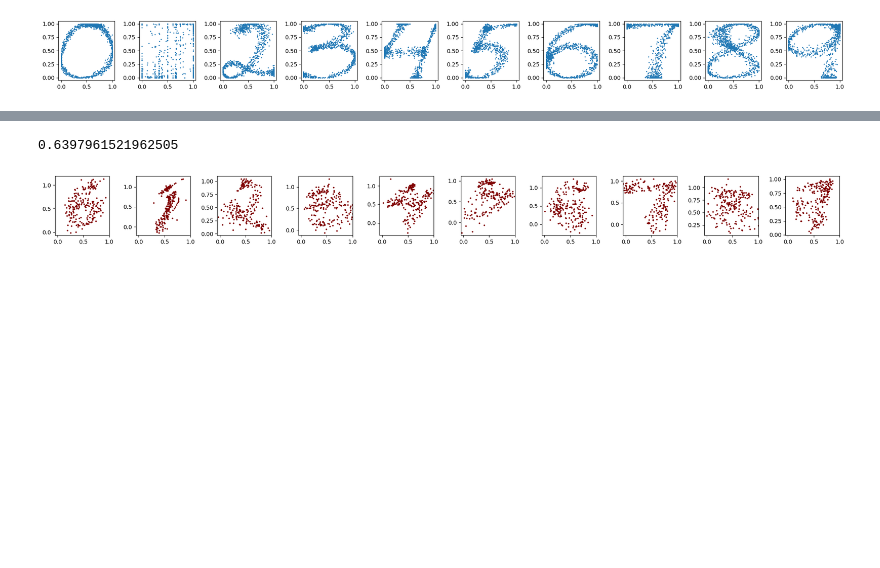
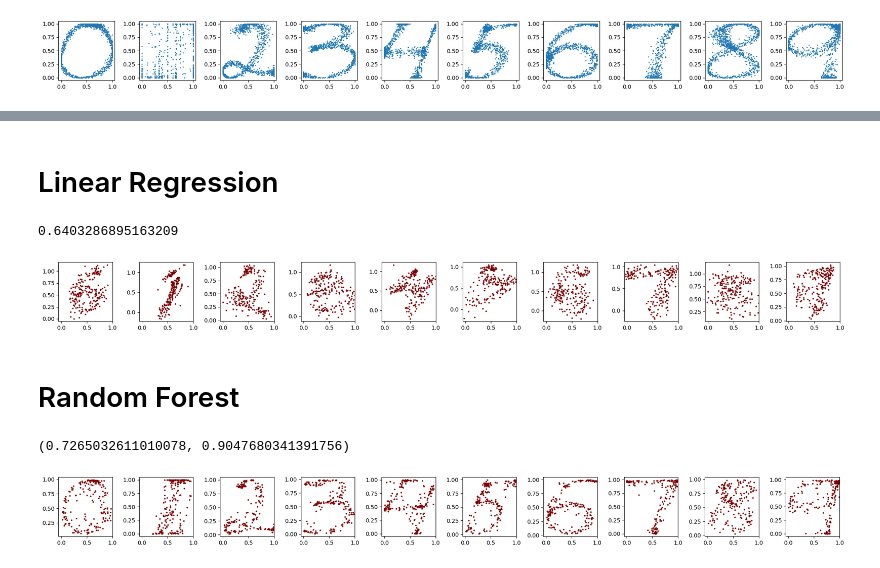
Before and after one commit to imthatmage/Recognition-of-Handwriting-from-Electromyography, a Jupyter notebook: models_training.ipynb, the cells around one changed output, grey strips where cells are left out. Saved outputs shown, nothing was run; the diff lists cells and outputs as text; code cells hidden in the pictures; blank space fills up the shorter version.

Commit message:
NEW: random forest regression added

```diff
--- a/models_training.ipynb
+++ b/models_training.ipynb
@@ -52,27 +52,31 @@ X_train.shape, X_test.shape, y_train.shape, y_test.shape
+# %% [markdown]
+# Linear Regression
 # %%
 lr = Linear_Regression()
-clf = lr.fit(np.concatenate((X_train, X_val), axis=0), np.concatenate((y_train, y_val), axis=0))
+lr_clf = lr.fit(np.concatenate((X_train, X_val), axis=0), np.concatenate((y_train, y_val), axis=0))
 # %%
-clf.score(X_test, y_test)
+lr_clf.score(X_test, y_test)
 # %% [output]
-0.6397961521962505
+0.6403286895163209
 # %%
-x_preds, y_preds = lr.predict(X_test)
+lr_x_preds, lr_y_preds = lr.predict(X_test)
 # %%
 fig, ax = plt.subplots(1, 10, figsize=(20, 2))
 
 for i in range(10):
     mask = test_type == i+1
     trials = test_trials[mask]
-    x_masked = x_preds[mask]
-    y_masked = y_preds[mask]
+    x_masked = lr_x_preds[mask]
+    y_masked = lr_y_preds[mask]
     for t in np.unique(trials):
         mask = trials == t
         x = x_masked[mask]
         y = y_masked[mask]
         ax[i].scatter(x, y, color='maroon', s=3)
         ax[i].set_xlim([-0.05, 1])
 plt.tight_layout()
 plt.savefig("lin_reg_vis.png", dpi=120)
 # %% [output]
-[figure, old version]
+[figure, new version]
+# %% [markdown]
+# Random Forest
@@ -78,0 +86,4 @@ plt.savefig("lin_reg_vis.png", dpi=120)
+# %%
+rf_clf_x.score(X_test, y_test[:, 0]), rf_clf_y.score(X_test, y_test[:, 1])
+# %% [output]
+(0.7265032611010078, 0.9047680341391756)
@@ -78,0 +92,18 @@ plt.savefig("lin_reg_vis.png", dpi=120)
+# %%
+fig, ax = plt.subplots(1, 10, figsize=(20, 2))
+
+for i in range(10):
+    mask = test_type == i+1
+    trials = test_trials[mask]
+    x_masked = rf_x_preds[mask]
+    y_masked = rf_y_preds[mask]
+    for t in np.unique(trials):
+        mask = trials == t
+        x = x_masked[mask]
+        y = y_masked[mask]
+        ax[i].scatter(x, y, color='maroon', s=3)
+        ax[i].set_xlim([-0.05, 1])
+plt.tight_layout()
+plt.savefig("lin_reg_vis.png", dpi=120)
+# %% [output]
+[figure, added]
```
Also changed, not shown: parts of 5 cells of this notebook, 1 other file.
